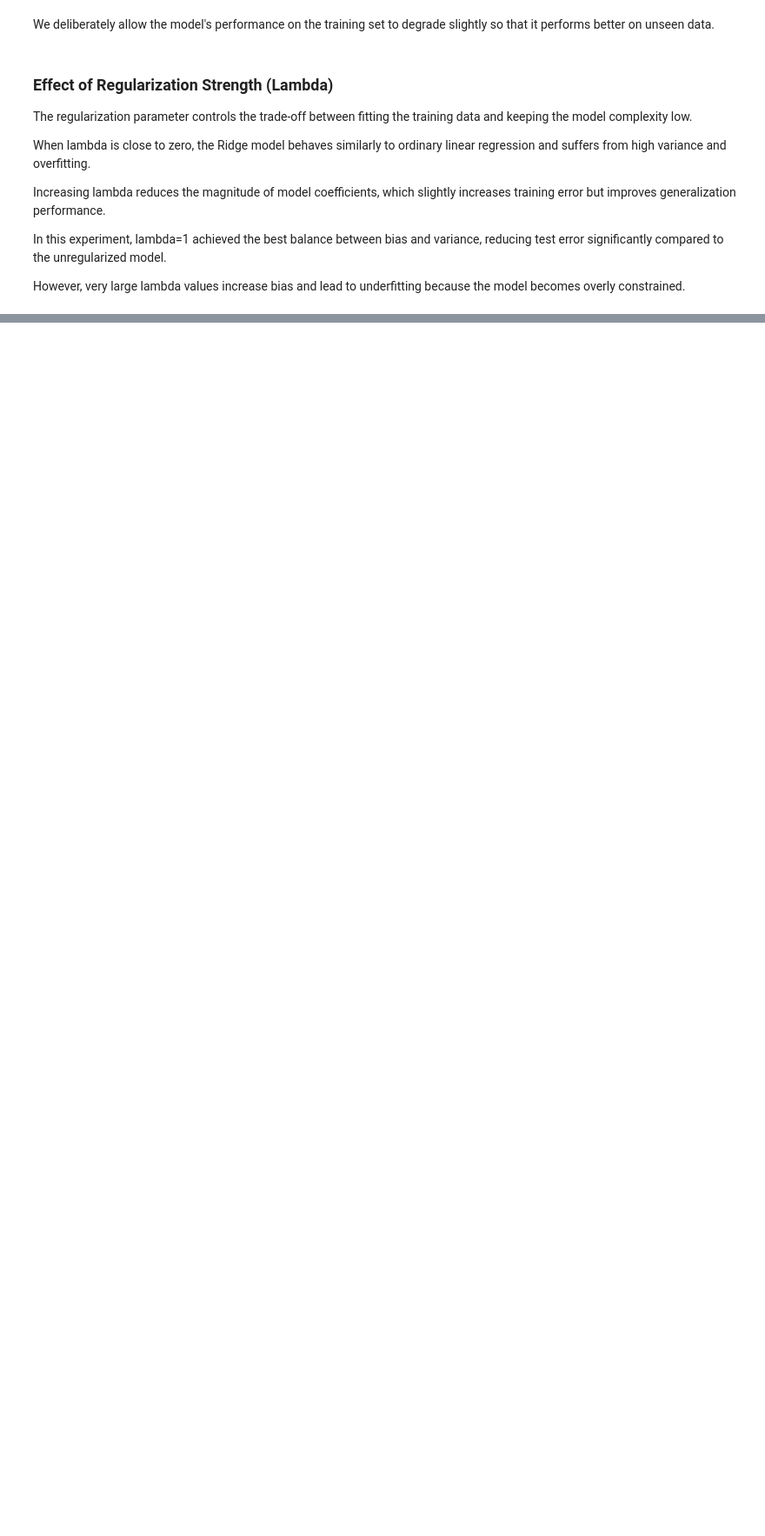
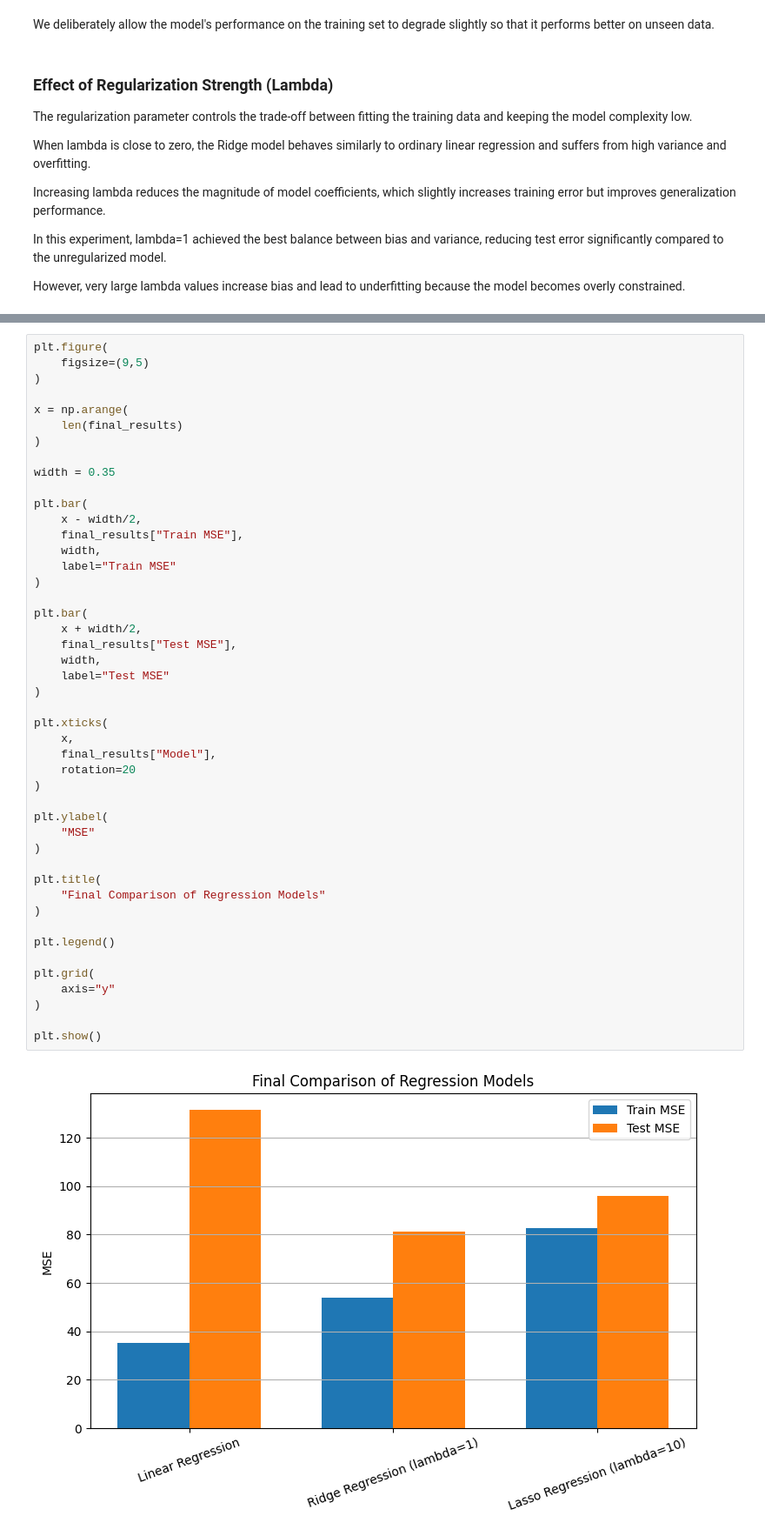
Before and after one commit to niusha-yaghini/Artificial_Intelligence_Course, a Jupyter notebook: 05-machine-learning/01-supervised-learning/01-regression/03_regularization.ipynb, the cells around one changed output, grey strips where cells are left out. Shown at 87% size. Cells and saved outputs as stored; diff of their text form; blank space fills up the shorter version.

```diff
--- a/05-machine-learning/01-supervised-learning/01-regression/03_regularization.ipynb
+++ b/05-machine-learning/01-supervised-learning/01-regression/03_regularization.ipynb
@@ -557,0 +917,48 @@ However, very large lambda values increase bias and lead to underfitting because
+# %%
+plt.figure(
+    figsize=(9,5)
+)
+
+x = np.arange(
+    len(final_results)
+)
+
+width = 0.35
+
+plt.bar(
+    x - width/2,
+    final_results["Train MSE"],
+    width,
+    label="Train MSE"
+)
+
+plt.bar(
+    x + width/2,
+    final_results["Test MSE"],
+    width,
+    label="Test MSE"
+)
+
+plt.xticks(
+    x,
+    final_results["Model"],
+    rotation=20
+)
+
+plt.ylabel(
+    "MSE"
+)
+
+plt.title(
+    "Final Comparison of Regression Models"
+)
+
+plt.legend()
+
+plt.grid(
+    axis="y"
+)
+
+plt.show()
+# %% [output]
+[figure, added]
```
Also changed, not shown: parts of 39 cells of this notebook, 1 other file.
